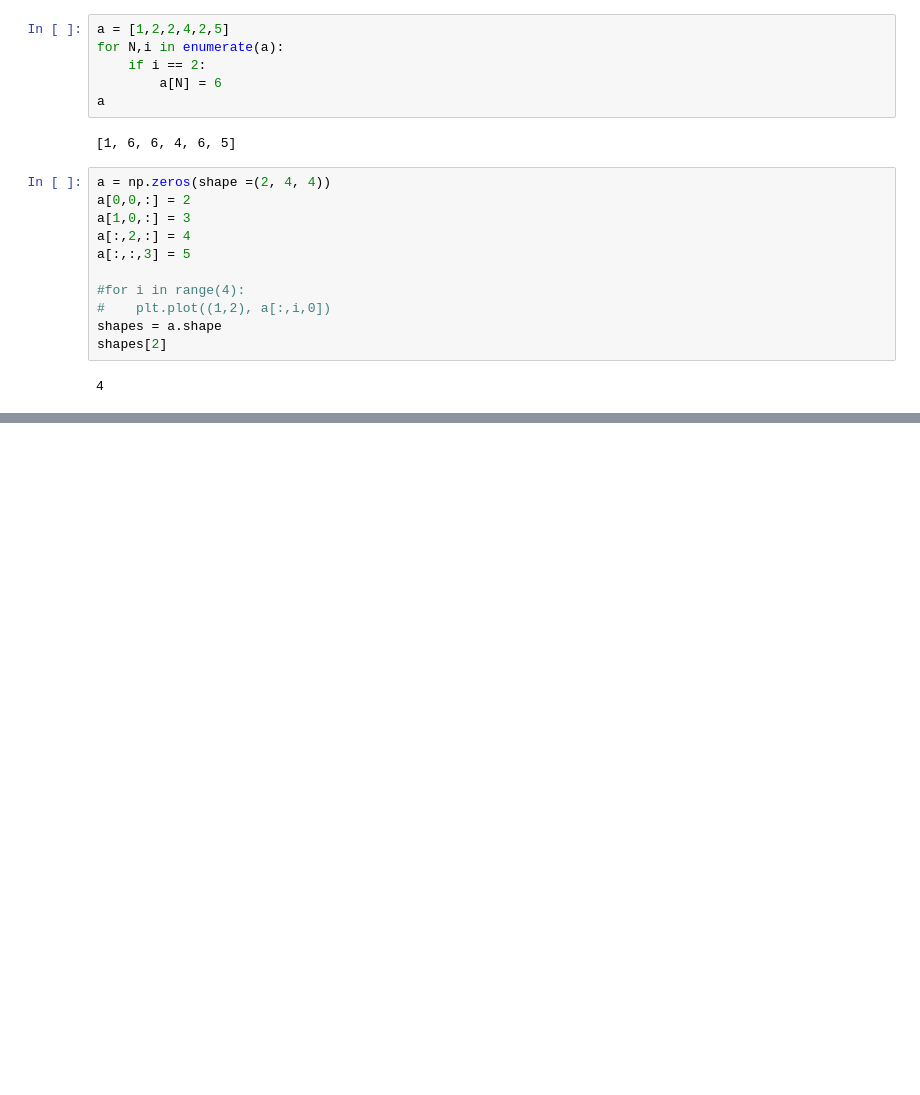
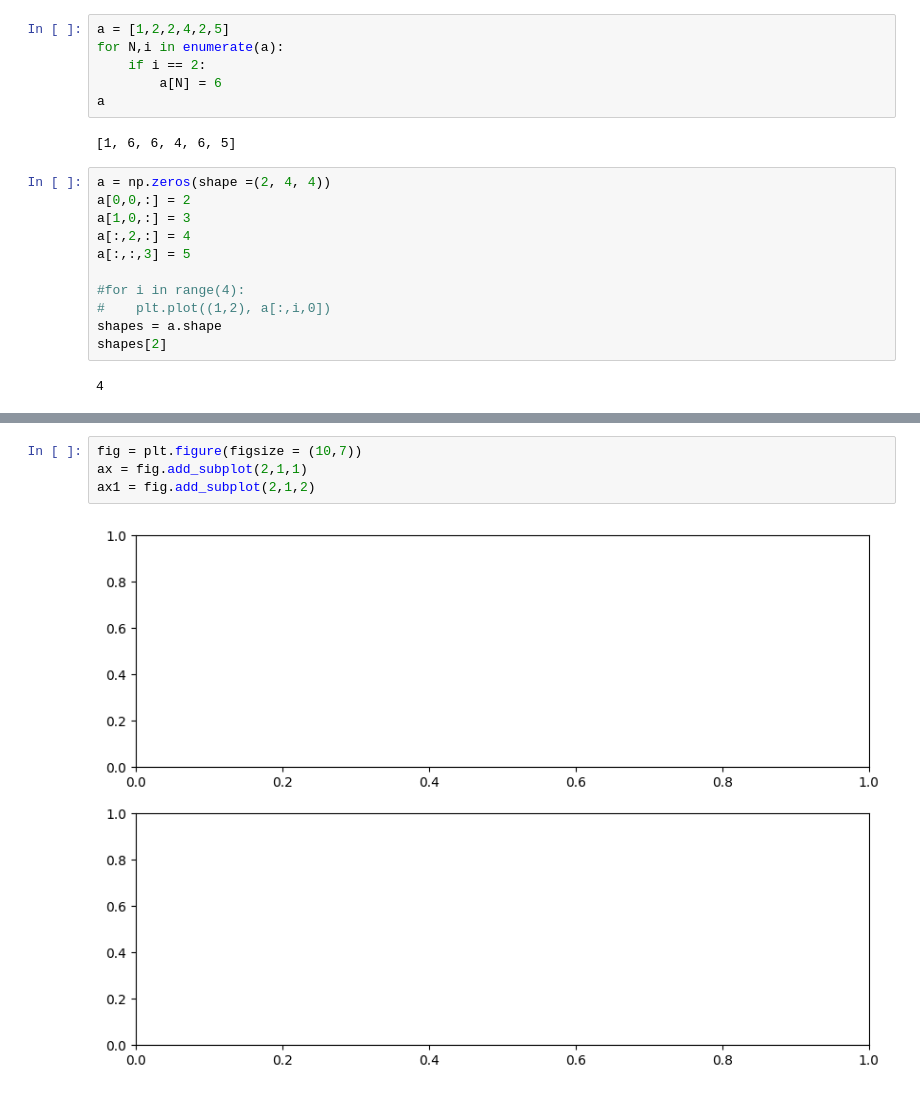
Before and after one commit to frescigno/magpy_rv, a Jupyter notebook: test.ipynb, the cells around one changed output, grey strips where cells are left out. Drawn from its saved outputs; the diff is of its cells as text; blank space fills up the shorter version.

```diff
--- a/test.ipynb
+++ b/test.ipynb
@@ -155,0 +195,6 @@ shapes[2]
+# %%
+fig = plt.figure(figsize = (10,7))
+ax = fig.add_subplot(2,1,1)
+ax1 = fig.add_subplot(2,1,2)
+# %% [output]
+[figure, added]
```
Also changed, not shown: parts of 8 cells of this notebook, 1 other file.
